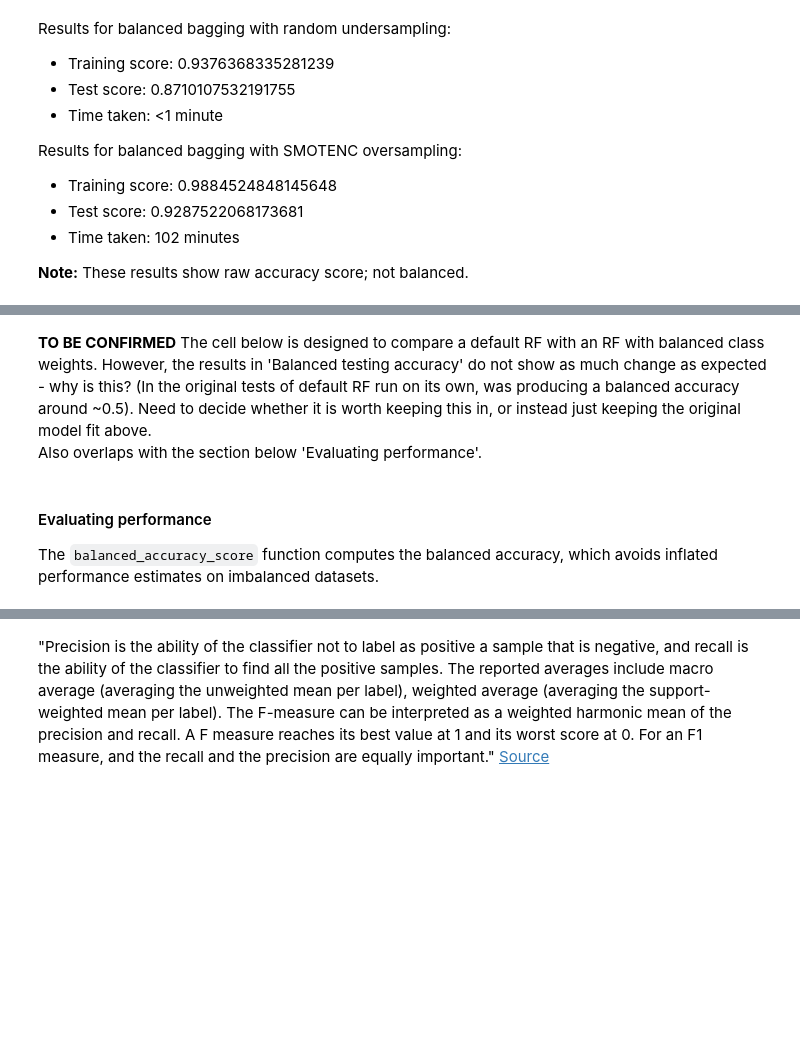
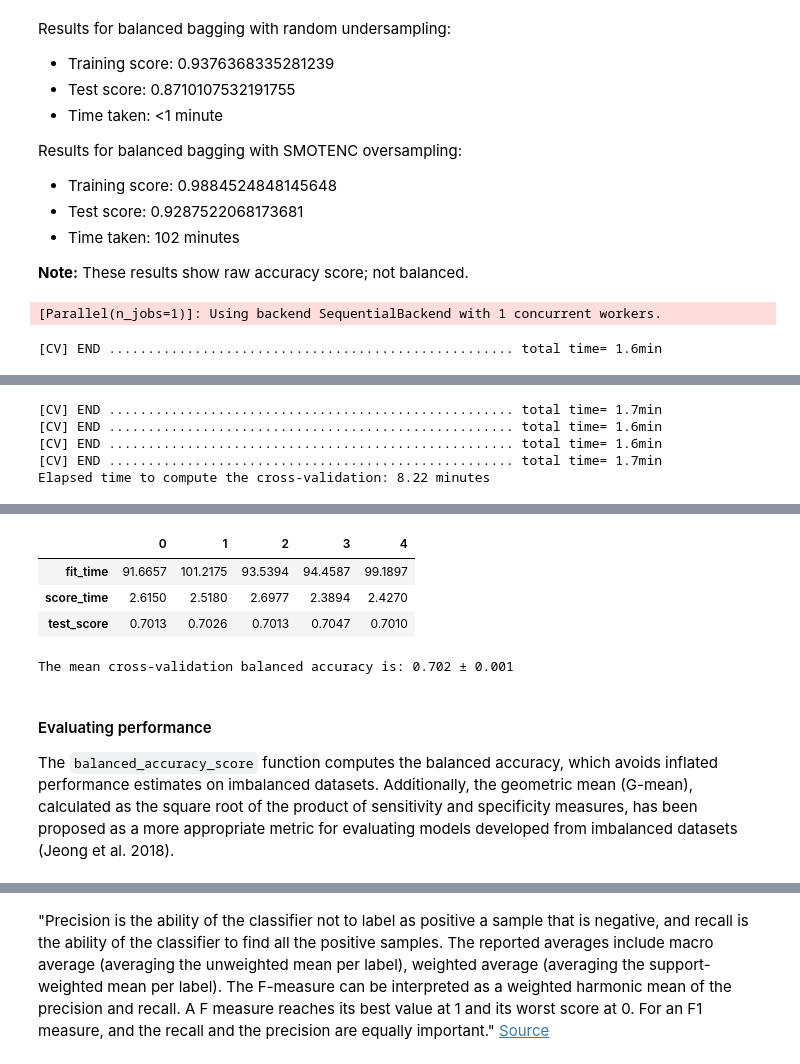
Before and after one commit to joepost/casa0006_assessment, a Jupyter notebook: final-assessment.ipynb, the cells around one changed output, grey strips where cells are left out. Saved outputs shown, nothing was run; the diff lists cells and outputs as text; code cells hidden in the pictures; blank space fills up the shorter version.

Commit message:
complete multiple test

```diff
--- a/final-assessment.ipynb
+++ b/final-assessment.ipynb
@@ -416,4 +418,4 @@ dataX = data.drop(columns=['crashSeverity', 'crashSeverity_3cat', 'seriousInjury
 dataY = data[y_var]  # create array containing only the classifications/labels
 
 random_state_split = 50
-train_x, test_x, train_y, test_y = train_test_split(dataX, dataY, random_state=random_state_split, stratify=target)
+train_x, test_x, train_y, test_y = train_test_split(dataX, dataY, random_state=random_state_split)
@@ -467,11 +475,12 @@ column_preprocessor = ColumnTransformer(
 In the ML literature, there are two main approaches to dealing with class imbalanced data: under-sampling and over-sampling (Wen et al. 2019). Due to the large size of the cleaned dataset (still over 300,000 observations), an undersampling method has been applied, as this maintains a high performance but at significantly reduced computational load.
 # %%
 #imblearn estimator
-rf_model=make_pipeline(column_preprocessor, RandomForestClassifier(
-    # sampler=SMOTENC(catcols_index),
-    # sampler=RandomUnderSampler(),
-    class_weight="balanced",
-    random_state=random_state_split
+rf_model=make_pipeline(column_preprocessor,
+    EasyEnsembleClassifier(
+        # sampler=SMOTENC(catcols_index),
+        # sampler=RandomUnderSampler(),
+        # class_weight="balanced",
+        random_state=random_state_split
 ))
 rf_model
 # %% [output]
@@ -520,5 +531,14 @@ Results for balanced bagging with SMOTENC oversampling:
 **Note:** These results show raw accuracy score; not balanced.
 # %%
 # Perform cross-validation
-cv_results = cross_validate(rf_model, train_x, train_y, cv=5)
-cv_results
+start_time = time.time()
+
+cv_results = cross_validate(rf_model, train_x, train_y, cv=5, verbose=1, scoring='balanced_accuracy')
+
+elapsed_time = time.time() - start_time
+print(f"Elapsed time to compute the cross-validation: {round((elapsed_time)/60,2)} minutes")
+
+pd.DataFrame.from_dict(cv_results,orient = 'index')
+# %% [output]
+[Parallel(n_jobs=1)]: Using backend SequentialBackend with 1 concurrent workers.
+[CV] END .................................................... total time= 1.6min
@@ -524,0 +546,5 @@ cv_results
+[CV] END .................................................... total time= 1.7min
+[CV] END .................................................... total time= 1.6min
+[CV] END .................................................... total time= 1.6min
+[CV] END .................................................... total time= 1.7min
+Elapsed time to compute the cross-validation: 8.22 minutes
@@ -525,8 +552,10 @@ cv_results
+|  | 0 | 1 | 2 | 3 | 4 |
+| fit_time | 91.6657 | 101.2175 | 93.5394 | 94.4587 | 99.1897 |
+| score_time | 2.6150 | 2.5180 | 2.6977 | 2.3894 | 2.4270 |
+| test_score | 0.7013 | 0.7026 | 0.7013 | 0.7047 | 0.7010 |
 # %%
 scores = cv_results["test_score"]
-print("The mean cross-validation accuracy is: "
+print("The mean cross-validation balanced accuracy is: "
       f"{scores.mean():.3f} ± {scores.std():.3f}")
+# %% [output]
+The mean cross-validation balanced accuracy is: 0.702 ± 0.001
-# %% [markdown]
-**TO BE CONFIRMED**
-The cell below is designed to compare a default RF with an RF with balanced class weights. However, the results in 'Balanced testing accuracy' do not show as much change as expected - why is this? (In the original tests of default RF run on its own, was producing a balanced accuracy around ~0.5). Need to decide whether it is worth keeping this in, or instead just keeping the original model fit above.
-Also overlaps with the section below 'Evaluating performance'.
@@ -567,6 +562,6 @@ Also overlaps with the section below 'Evaluating performance'.
 # %% [markdown]
 #### Evaluating performance
-The `balanced_accuracy_score` function computes the balanced accuracy, which avoids inflated performance estimates on imbalanced datasets.
+The `balanced_accuracy_score` function computes the balanced accuracy, which avoids inflated performance estimates on imbalanced datasets. Additionally, the geometric mean (G-mean), calculated as the square root of the product of sensitivity and specificity measures, has been proposed as a more appropriate metric for evaluating models developed from imbalanced datasets (Jeong et al. 2018).
 # %%
 y_predict = rf_model.predict(test_x)
 y_true = test_y
```
Also changed, not shown: parts of 18 cells of this notebook.
